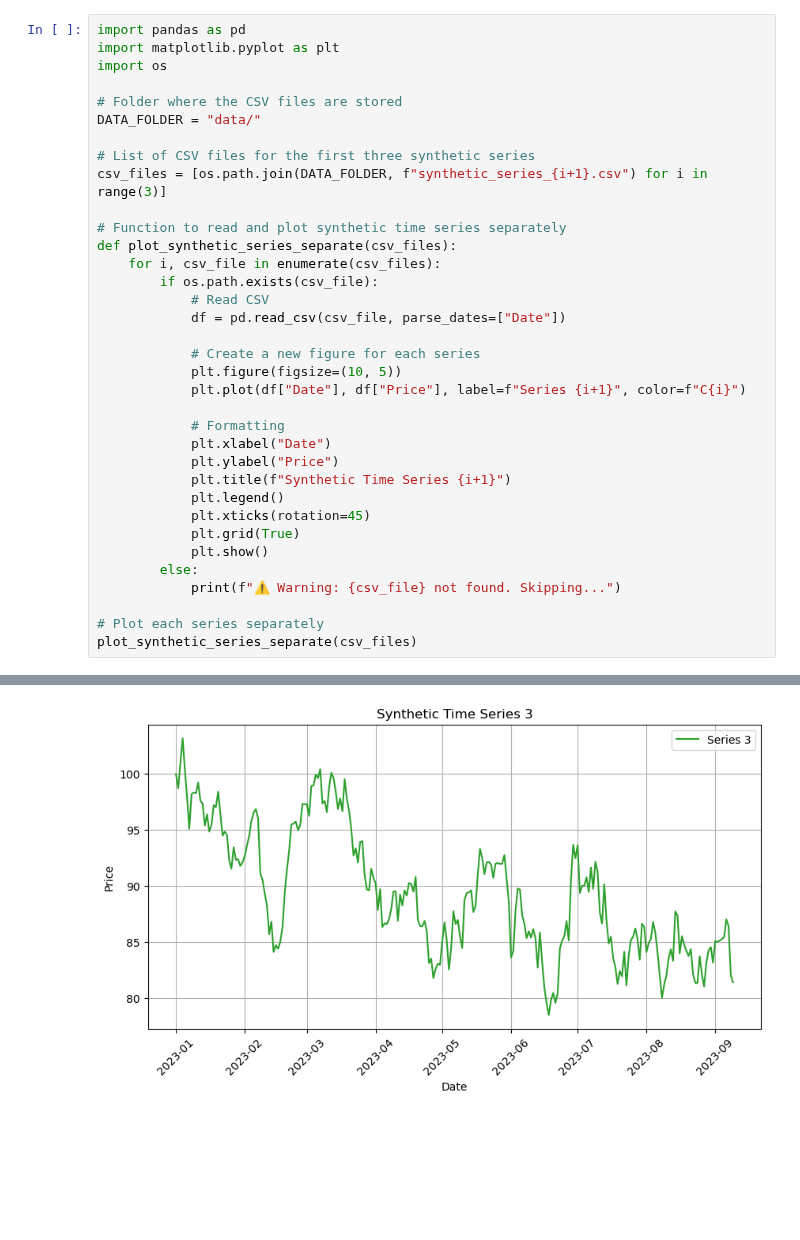
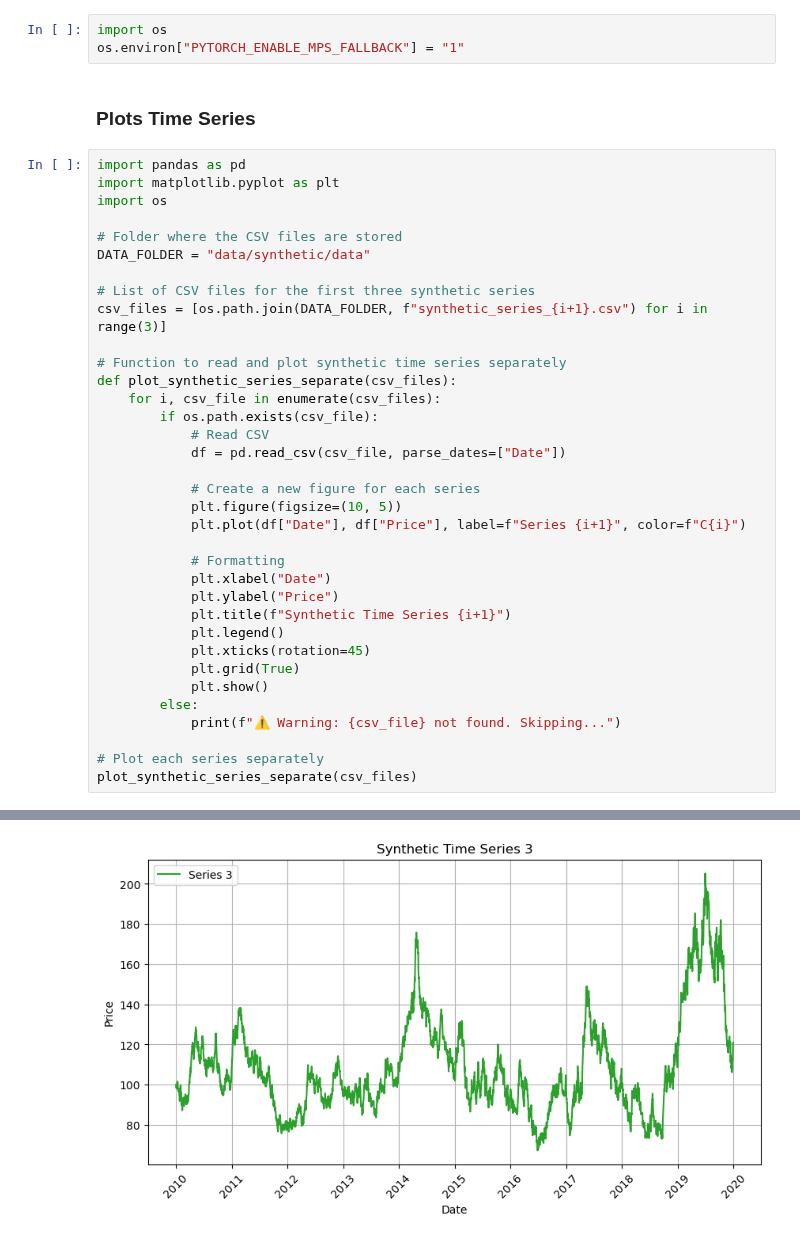
Before and after one commit to j85liu/bloomberg-time-series, a Jupyter notebook: test.ipynb, the cells around one changed output, grey strips where cells are left out. Cells and saved outputs as stored; diff of their text form; blank space fills up the shorter version.

```diff
--- a/test.ipynb
+++ b/test.ipynb
@@ -1,10 +1,15 @@
+# %%
+import os
+os.environ["PYTORCH_ENABLE_MPS_FALLBACK"] = "1"
+# %% [markdown]
+### Plots Time Series
 # %%
 import pandas as pd
 import matplotlib.pyplot as plt
 import os
 
 # Folder where the CSV files are stored
-DATA_FOLDER = "data/"
+DATA_FOLDER = "data/synthetic/data"
 
 # List of CSV files for the first three synthetic series
 csv_files = [os.path.join(DATA_FOLDER, f"synthetic_series_{i+1}.csv") for i in range(3)]
@@ -39 +44 @@ plot_synthetic_series_separate(csv_files)
-[figure, old version]
+[figure, new version]
```
Also changed, not shown: parts of 32 cells of this notebook.
